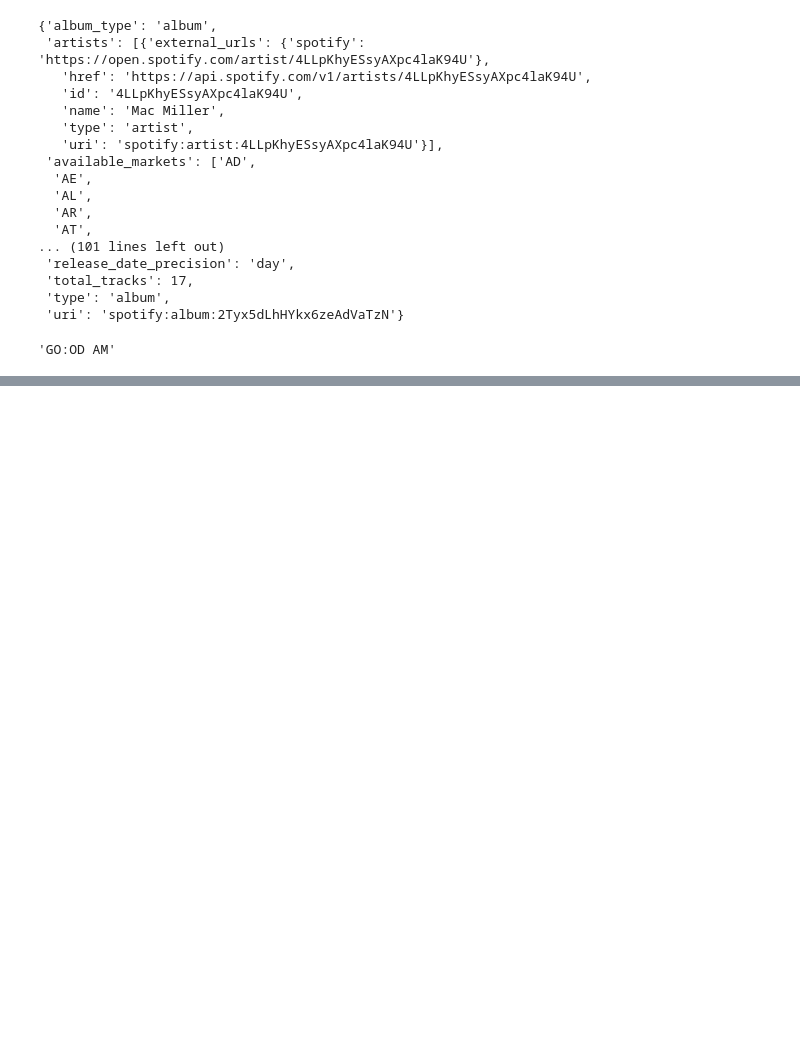
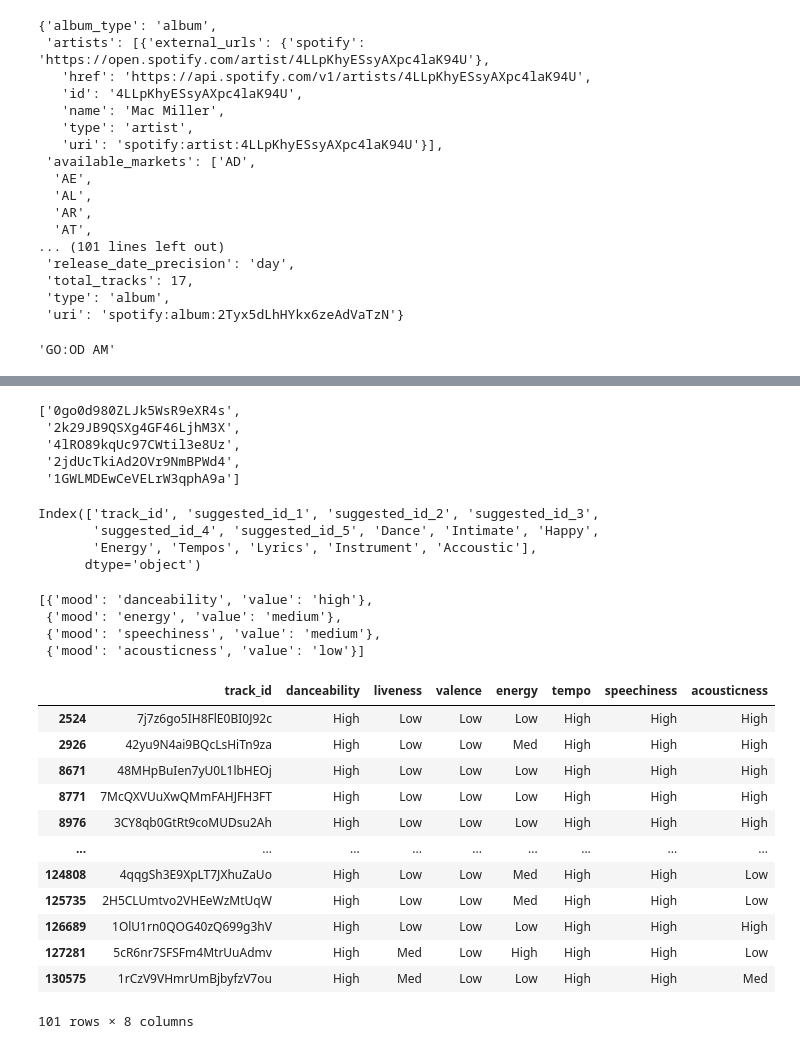
Before and after one commit to SeanBackstrom/spotify-songselector-data, a Jupyter notebook: app/api/data.ipynb, the cells around one changed output, grey strips where cells are left out. Drawn from its saved outputs; the diff is of its cells as text; code cells hidden in the pictures; blank space fills up the shorter version.

Commit message:
mood is printing predictions

```diff
--- a/app/api/data.ipynb
+++ b/app/api/data.ipynb
@@ -72,5 +72,5 @@ df
 | 3 | {'album_type': 'album', 'artists'... | [{'external_urls': {'spotify': 'h... | [AD, AE, AL, AR, AT, AU, BA, BE, ... | 1 | 579293 | False | True | {'isrc': 'USA370629088'} | ... |
 | 4 | {'album_type': 'album', 'artists'... | [{'external_urls': {'spotify': 'h... | [AD, AE, AL, AR, AT, AU, BA, BE, ... | 1 | 779560 | False | True | {'isrc': 'QZ2D51600012'} | ... |
 # %%
-import pandas
-df = pd.read_csv("large_song_data.csv")
+import pandas as pd
+df = pd.read_csv("large_song_data.csv", index_col=0)
@@ -78,0 +90,21 @@ NameError: name 'pd' is not defined
+# %%
+
+trackdf[['suggested_id_1', 'suggested_id_2', 'suggested_id_3', 'suggested_id_4', 'suggested_id_5']].values.tolist()[0]
+# %% [output]
+['0go0d980ZLJk5WsR9eXR4s',
+ '2k29JB9QSXg4GF46LjhM3X',
+ '4lRO89kqUc97CWtil3e8Uz',
+ '2jdUcTkiAd2OVr9NmBPWd4',
+ '1GWLMDEwCeVELrW3qphA9a']
+# %%
+df.columns
+# %% [output]
+Index(['track_id', 'suggested_id_1', 'suggested_id_2', 'suggested_id_3',
+       'suggested_id_4', 'suggested_id_5', 'Dance', 'Intimate', 'Happy',
+       'Energy', 'Tempos', 'Lyrics', 'Instrument', 'Accoustic'],
+      dtype='object')
+# %%
+df2 = df.copy()
+df2.columns = ['track_id', 'suggested_id_1', 'suggested_id_2', 'suggested_id_3',
+       'suggested_id_4', 'suggested_id_5', 'danceability', 'liveness', 'valence',
+       'energy', 'tempo', 'speechiness', 'instrument', 'acousticness']
@@ -78,0 +130,26 @@ NameError: name 'pd' is not defined
+# %%
+post_return
+# %% [output]
+[{'mood': 'danceability', 'value': 'high'},
+ {'mood': 'energy', 'value': 'medium'},
+ {'mood': 'speechiness', 'value': 'medium'},
+ {'mood': 'acousticness', 'value': 'low'}]
+# %%
+df2 = df2.drop(labels=['suggested_id_1', 'suggested_id_2', 'suggested_id_3',
+       'suggested_id_4', 'suggested_id_5', 'instrument'], axis=1)
+# %%
+df2.loc[(df2['danceability'] == 'High') & (df2['valence'] == 'Low') & (df2['speechiness'] == 'High')]
+# %% [output]
+|  | track_id | danceability | liveness | valence | energy | tempo | speechiness | acousticness |
+| 2524 | 7j7z6go5IH8FlE0BI0J92c | High | Low | Low | Low | High | High | High |
+| 2926 | 42yu9N4ai9BQcLsHiTn9za | High | Low | Low | Med | High | High | High |
+| 8671 | 48MHpBuIen7yU0L1lbHEOj | High | Low | Low | Low | High | High | High |
+| 8771 | 7McQXVUuXwQMmFAHJFH3FT | High | Low | Low | Low | High | High | High |
+| 8976 | 3CY8qb0GtRt9coMUDsu2Ah | High | Low | Low | Low | High | High | High |
+| ... | ... | ... | ... | ... | ... | ... | ... | ... |
+| 124808 | 4qqgSh3E9XpLT7JXhuZaUo | High | Low | Low | Med | High | High | Low |
+| 125735 | 2H5CLUmtvo2VHEeWzMtUqW | High | Low | Low | Med | High | High | Low |
+| 126689 | 1OlU1rn0QOG40zQ699g3hV | High | Low | Low | Low | High | High | High |
+| 127281 | 5cR6nr7SFSFm4MtrUuAdmv | High | Med | Low | High | High | High | Low |
+| 130575 | 1rCzV9VHmrUmBjbyfzV7ou | High | Med | Low | Low | High | High | Med |
+101 rows × 8 columns
```
Also changed, not shown: parts of 17 cells of this notebook, 1 other file.
